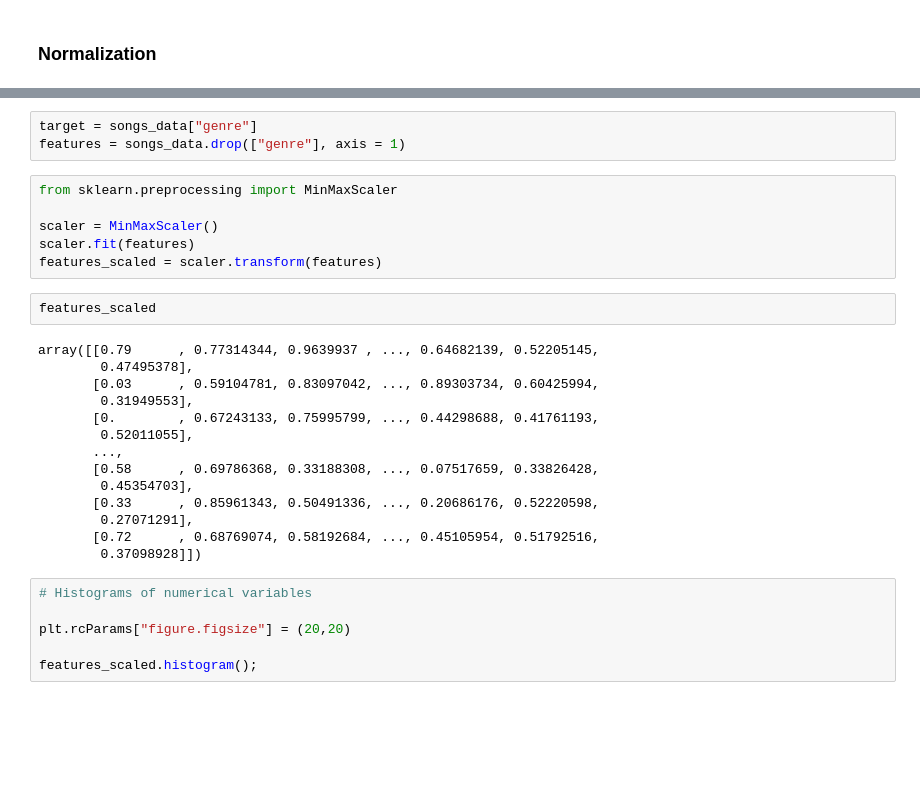
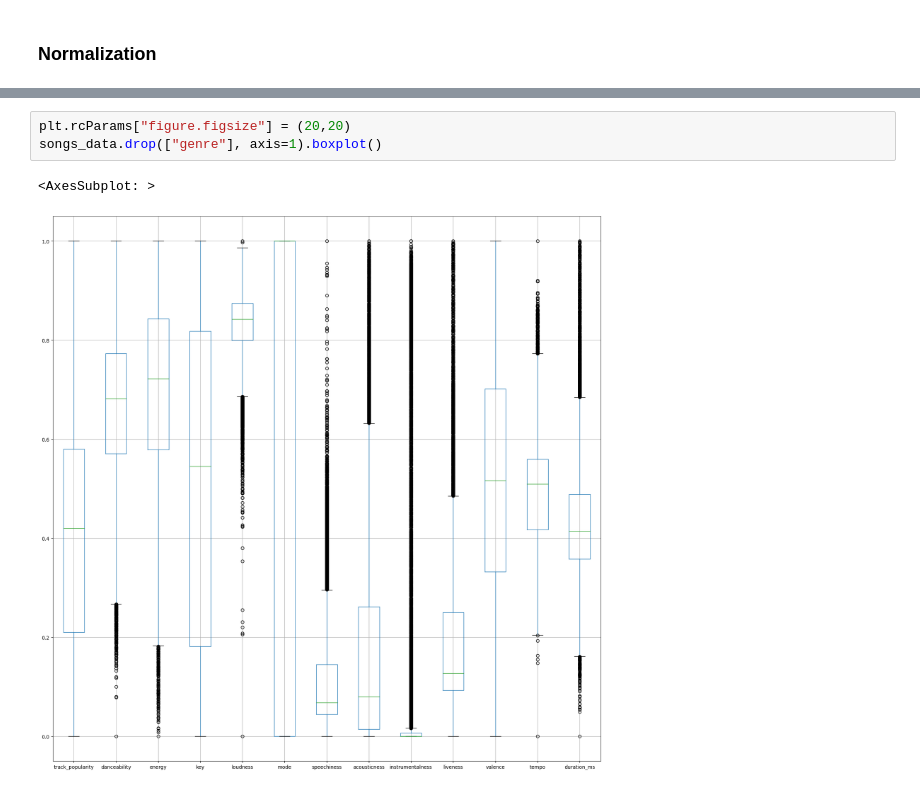
Before and after one commit to OscarOchoaS/Machine_Learning_Project, a Jupyter notebook: notebooks/3_feature_engineering.ipynb, the cells around one changed output, grey strips where cells are left out. Drawn from its saved outputs; the diff is of its cells as text; blank space fills up the shorter version.

```diff
--- a/notebooks/3_feature_engineering.ipynb
+++ b/notebooks/3_feature_engineering.ipynb
@@ -64,31 +86,6 @@ Note: The encoded genre target results with the following values:
 # %%
-target = songs_data["genre"]
-features = songs_data.drop(["genre"], axis = 1)
+plt.rcParams["figure.figsize"] = (20,20)
+songs_data.drop(["genre"], axis=1).boxplot()
+# %% [output]
+<AxesSubplot: >
+[figure, added]
-# %%
-from sklearn.preprocessing import MinMaxScaler
-
-scaler = MinMaxScaler()
-scaler.fit(features)
-features_scaled = scaler.transform(features)
-# %%
-features_scaled
-# %% [output]
-array([[0.79      , 0.77314344, 0.9639937 , ..., 0.64682139, 0.52205145,
-        0.47495378],
-       [0.03      , 0.59104781, 0.83097042, ..., 0.89303734, 0.60425994,
-        0.31949553],
-       [0.        , 0.67243133, 0.75995799, ..., 0.44298688, 0.41761193,
-        0.52011055],
-       ...,
-       [0.58      , 0.69786368, 0.33188308, ..., 0.07517659, 0.33826428,
-        0.45354703],
-       [0.33      , 0.85961343, 0.50491336, ..., 0.20686176, 0.52220598,
-        0.27071291],
-       [0.72      , 0.68769074, 0.58192684, ..., 0.45105954, 0.51792516,
-        0.37098928]])
-# %%
-# Histograms of numerical variables
-
-plt.rcParams["figure.figsize"] = (20,20)
-
-features_scaled.histogram();
```
Also changed, not shown: parts of 7 cells of this notebook, 6 other files.
